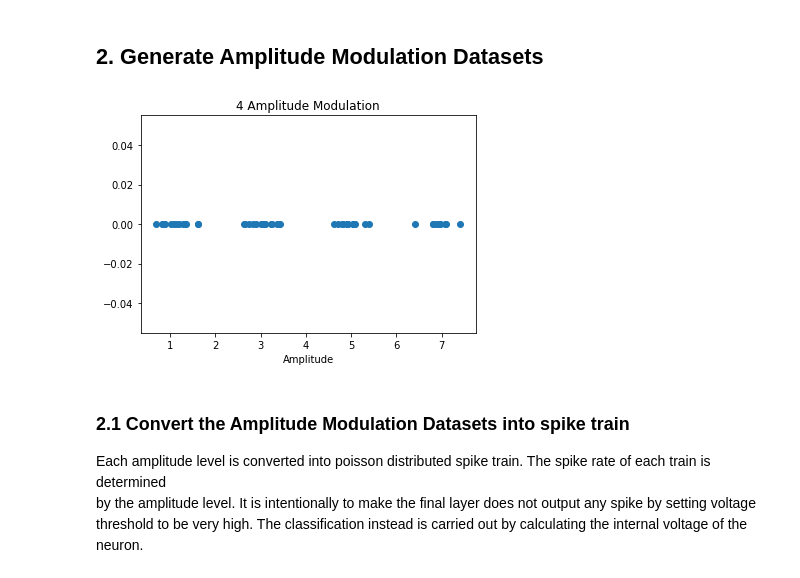
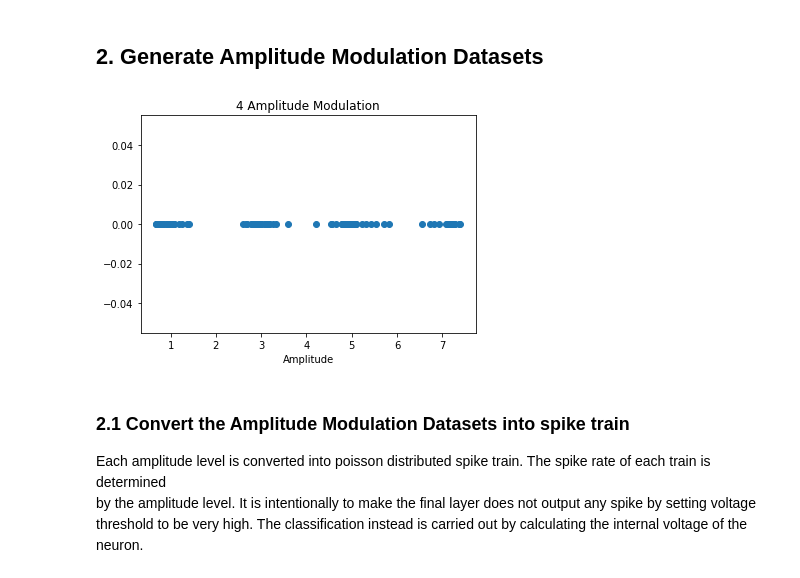
Before and after one commit to aravsi77/spiking_neural_network_thesis, a Jupyter notebook: modulation_class_snn_enabling_sbp.ipynb, the cells around one changed output. Drawn from its saved outputs; the diff is of its cells as text; code cells hidden in the pictures.

```diff
--- a/modulation_class_snn_enabling_sbp.ipynb
+++ b/modulation_class_snn_enabling_sbp.ipynb
@@ -151,25 +149,25 @@ network.add_monitor(monitor=target_monitor, name="C")
 # %%
 #generate the data 4 level of amplitude modulation
 M = 4 #number of amplitude level
-N_samples = 50 #number of training sample
+N_samples = 100 #number of training sample
 
 s = np.random.randint(M, size= N_samples) #generate N random symbols
 
 c = s * 2 + 1 #assign symbol to a certain amplitude level
 n = np.random.normal(0,0.25,N_samples) #random gaussian noise
 z = c + n #signal plus noise
 
 #convert to torch tensor
 s = torch.from_numpy(s)
 z = torch.from_numpy(z)
 #plot
 y_ax = np.zeros(N_samples)
 plt.scatter(z,y_ax)
 plt.title('%d Amplitude Modulation'%M)
 plt.xlabel('Amplitude')
 plt.show()
 # %% [output]
-[figure, old version]
+[figure, new version]
 # %% [markdown]
 ### 2.1 Convert the Amplitude Modulation Datasets into spike train
 Each amplitude level is converted into poisson distributed spike train. The spike rate of each train is determined <br>
```
Also changed, not shown: parts of 10 cells of this notebook.
